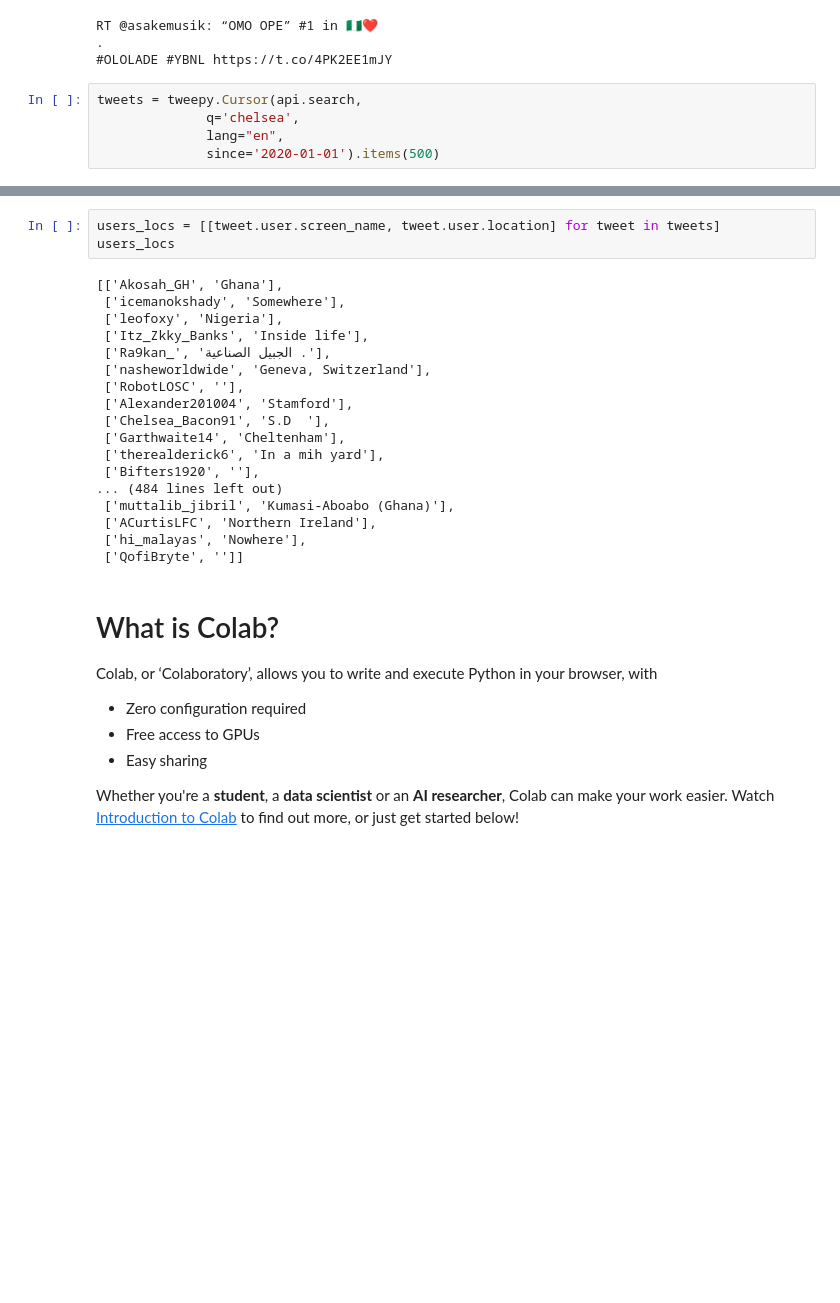
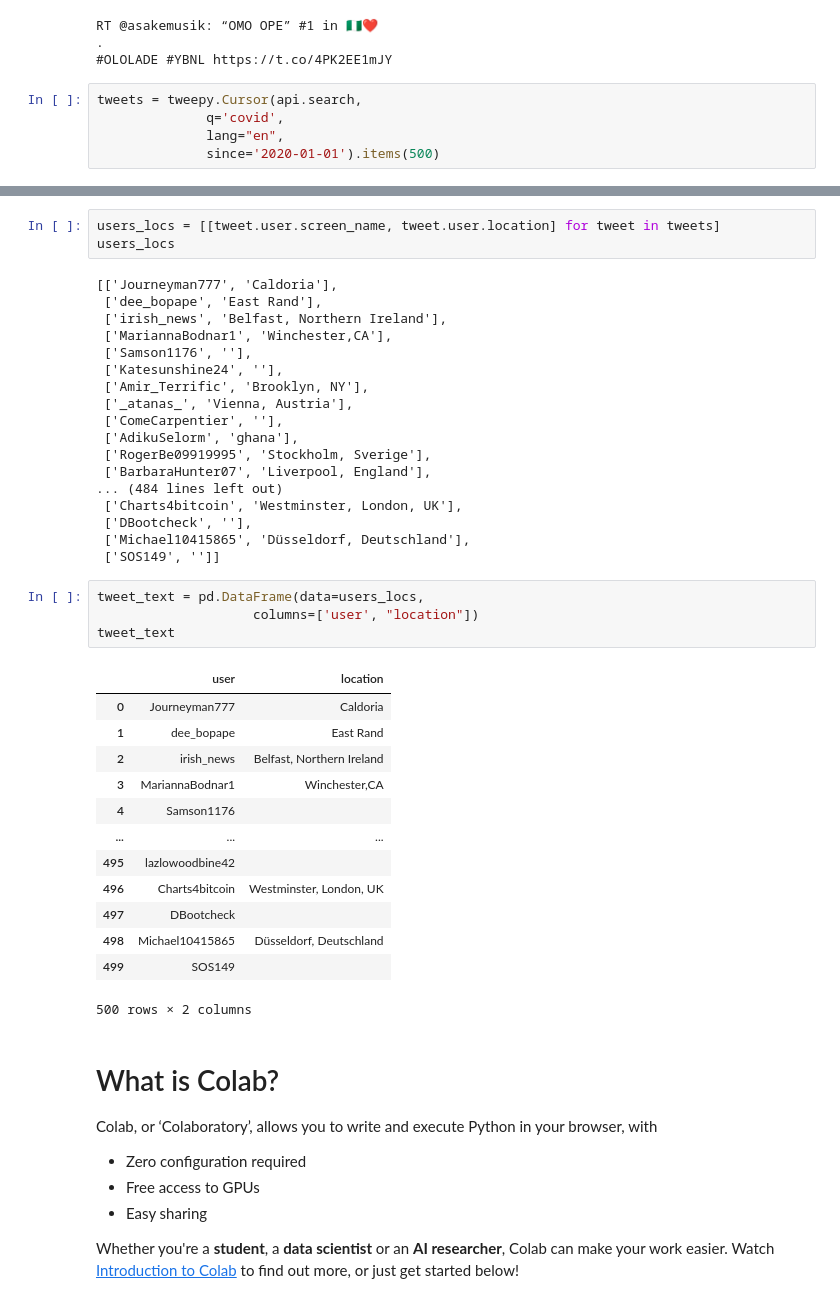
Before and after one commit to adebolarahman17/Boxes, a Jupyter notebook: Welcome_to_Colaboratory.ipynb, the cells around one changed output, grey strips where cells are left out. Saved outputs shown, nothing was run; the diff lists cells and outputs as text; blank space fills up the shorter version.

```diff
--- a/Welcome_to_Colaboratory.ipynb
+++ b/Welcome_to_Colaboratory.ipynb
@@ -29,7 +29,7 @@ RT @asakemusik: “OMO OPE” #1 in 🇳🇬❤️
 #OLOLADE #YBNL https://t.co/4PK2EE1mJY
 # %%
 tweets = tweepy.Cursor(api.search,
-              q='chelsea',
+              q='covid',
               lang="en",
               since='2020-01-01').items(500)
 # %%
@@ -57,23 +57,41 @@ RT @SkySportsNews: FA seeking clarity after Wayne Rooney says he wanted to injur
 users_locs = [[tweet.user.screen_name, tweet.user.location] for tweet in tweets]
 users_locs
 # %% [output]
-[['Akosah_GH', 'Ghana'],
- ['icemanokshady', 'Somewhere'],
- ['leofoxy', 'Nigeria'],
- ['Itz_Zkky_Banks', 'Inside life'],
- ['Ra9kan_', 'الجبيل الصناعية .'],
- ['nasheworldwide', 'Geneva, Switzerland'],
- ['RobotLOSC', ''],
- ['Alexander201004', 'Stamford'],
- ['Chelsea_Bacon91', 'S.D  '],
- ['Garthwaite14', 'Cheltenham'],
- ['therealderick6', 'In a mih yard'],
- ['Bifters1920', ''],
+[['Journeyman777', 'Caldoria'],
+ ['dee_bopape', 'East Rand'],
+ ['irish_news', 'Belfast, Northern Ireland'],
+ ['MariannaBodnar1', 'Winchester,CA'],
+ ['Samson1176', ''],
+ ['Katesunshine24', ''],
+ ['Amir_Terrific', 'Brooklyn, NY'],
+ ['_atanas_', 'Vienna, Austria'],
+ ['ComeCarpentier', ''],
+ ['AdikuSelorm', 'ghana'],
+ ['RogerBe09919995', 'Stockholm, Sverige'],
+ ['BarbaraHunter07', 'Liverpool, England'],
 ... (484 lines left out)
- ['muttalib_jibril', 'Kumasi-Aboabo (Ghana)'],
- ['ACurtisLFC', 'Northern Ireland'],
- ['hi_malayas', 'Nowhere'],
- ['QofiBryte', '']]
+ ['Charts4bitcoin', 'Westminster, London, UK'],
+ ['DBootcheck', ''],
+ ['Michael10415865', 'Düsseldorf, Deutschland'],
+ ['SOS149', '']]
+# %%
+tweet_text = pd.DataFrame(data=users_locs,
+                    columns=['user', "location"])
+tweet_text
+# %% [output]
+|  | user | location |
+| 0 | Journeyman777 | Caldoria |
+| 1 | dee_bopape | East Rand |
+| 2 | irish_news | Belfast, Northern Ireland |
+| 3 | MariannaBodnar1 | Winchester,CA |
+| 4 | Samson1176 |  |
+| ... | ... | ... |
+| 495 | lazlowoodbine42 |  |
+| 496 | Charts4bitcoin | Westminster, London, UK |
+| 497 | DBootcheck |  |
+| 498 | Michael10415865 | Düsseldorf, Deutschland |
+| 499 | SOS149 |  |
+500 rows × 2 columns
 # %% [markdown]
 
 
```
Also changed, not shown: parts of 1 cell of this notebook.
